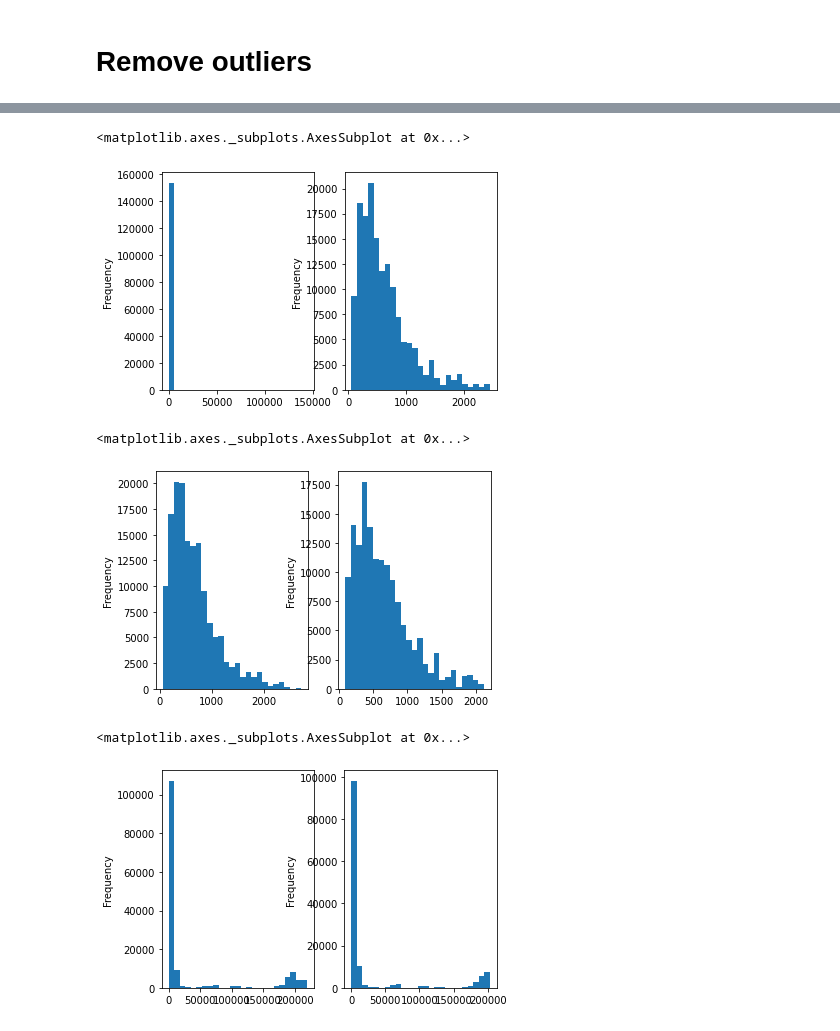
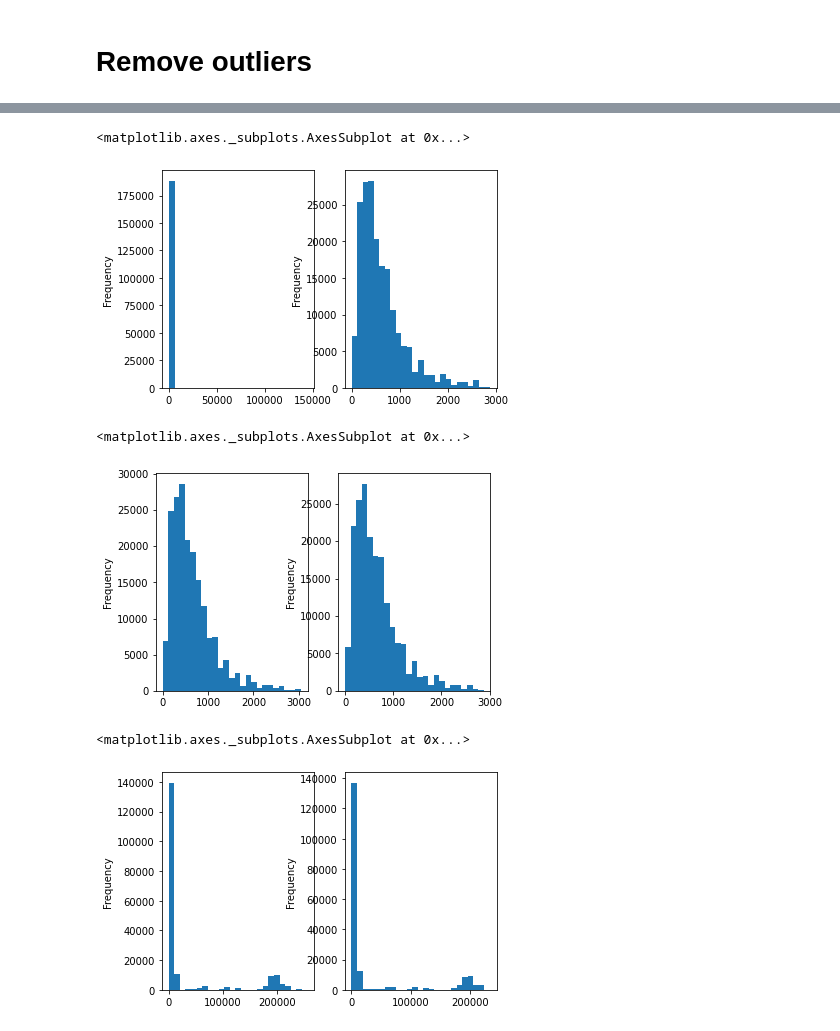
Before and after one commit to tangklrb/WQD7005, a Jupyter notebook: 06_Assignment_Milestone_3/Milestone 3.2 - Data Processing.ipynb, the cells around one changed output, grey strips where cells are left out. Drawn from its saved outputs; the diff is of its cells as text; code cells hidden in the pictures.

```diff
--- a/06_Assignment_Milestone_3/Milestone 3.2 - Data Processing.ipynb
+++ b/06_Assignment_Milestone_3/Milestone 3.2 - Data Processing.ipynb
@@ -244,7 +183,7 @@ fig, axes = plt.subplots(1, 2)
 
 transactions['area_sqft'].plot.hist('Before', bins=25, ax=axes[0])
 
-min_area, max_area = transactions['area_sqft'].quantile([0.02, 0.98])
+min_area, max_area = transactions['area_sqft'].quantile([0.00, 0.999])
 
 # drop if they are outliers
 transactions = transactions[
@@ -278,7 +217,7 @@ fig, axes = plt.subplots(1, 2)
 
 transactions['median_psf'].plot.hist('Before', bins=25, ax=axes[0])
 
-min_median_psf, max_median_psf = transactions['median_psf'].astype(int).quantile([0.01, 0.99])
+min_median_psf, max_median_psf = transactions['median_psf'].astype(int).quantile([0.00, 0.999])
 
 # drop if they are outliers
 transactions = transactions[
@@ -295,7 +234,7 @@ fig, axes = plt.subplots(1, 2)
 
 transactions['median_price'].plot.hist('Before', bins=25, ax=axes[0])
 
-min_median_price, max_median_price = transactions['median_price'].astype(int).quantile([0.01, 0.99])
+min_median_price, max_median_price = transactions['median_price'].astype(int).quantile([0.00, 0.999])
 
 # drop if they are outliers
 transactions = transactions[
@@ -312,7 +251,7 @@ fig, axes = plt.subplots(1, 2)
 
 transactions['nearest_poi'].plot.hist('Before', bins=25, ax=axes[0])
 
-min_nearest_poi, max_nearest_poi = transactions['nearest_poi'].astype(int).quantile([0.01, 0.99])
+min_nearest_poi, max_nearest_poi = transactions['nearest_poi'].astype(int).quantile([0.00, 0.999])
 
 # drop if they are outliers
 transactions = transactions[
@@ -323,30 +262,30 @@ transactions = transactions[
 transactions['nearest_poi'].plot.hist('After', bins=25, ax=axes[1])
 # %% [output]
 <matplotlib.axes._subplots.AxesSubplot at 0x...>
-[figure, old version]
+[figure, new version]
 # %%
 fig, axes = plt.subplots(1, 2)
 
 transactions['nearest_school'].plot.hist('Before', bins=25, ax=axes[0])
 
-min_nearest_poi, max_nearest_poi = transactions['nearest_school'].astype(int).quantile([0.01, 0.99])
+min_nearest_poi, max_nearest_poi = transactions['nearest_school'].astype(int).quantile([0.00, 0.999])
 
 # drop if they are outliers
 transactions = transactions[
     (transactions['nearest_school'] > min_nearest_poi) &
     (transactions['nearest_school'] < max_nearest_poi)
 ]
 
 transactions['nearest_school'].plot.hist('After', bins=25, ax=axes[1])
 # %% [output]
 <matplotlib.axes._subplots.AxesSubplot at 0x...>
-[figure, old version]
+[figure, new version]
 # %%
 fig, axes = plt.subplots(1, 2)
 
 transactions['nearest_train_station'].plot.hist('Before', bins=25, ax=axes[0])
 
-min_nearest_poi, max_nearest_poi = transactions['nearest_train_station'].astype(int).quantile([0.05, 0.95])
+min_nearest_poi, max_nearest_poi = transactions['nearest_train_station'].astype(int).quantile([0.00, 0.999])
 
 # drop if they are outliers
 transactions = transactions[
@@ -357,7 +296,7 @@ transactions = transactions[
 transactions['nearest_train_station'].plot.hist('After', bins=25, ax=axes[1])
 # %% [output]
 <matplotlib.axes._subplots.AxesSubplot at 0x...>
-[figure, old version]
+[figure, new version]
 # %%
 fig, axes = plt.subplots(1, 2)
 
```
Also changed, not shown: parts of 23 cells of this notebook, 8 other files.
